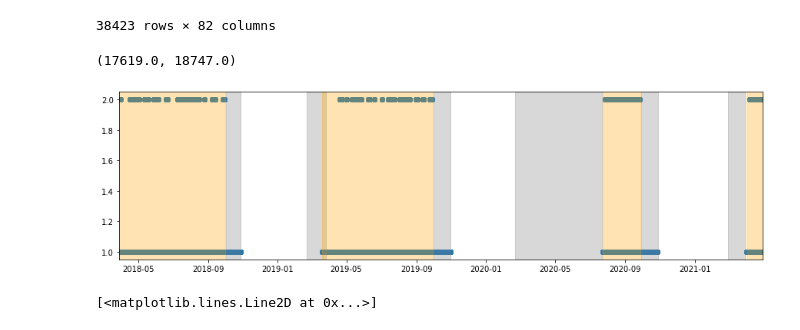
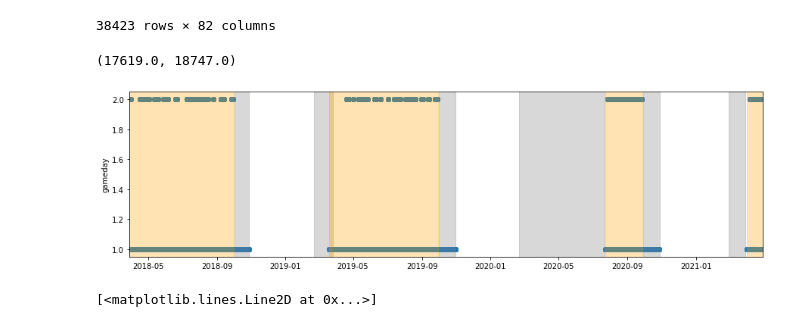
Before and after one commit to root4kaido/MLB-Player-Digital-Engagement-Forecasting, a Jupyter notebook: Notebook/other/eda_game_date.ipynb, the cells around one changed output. Drawn from its saved outputs; the diff is of its cells as text; code cells hidden in the pictures.

```diff
--- a/Notebook/other/eda_game_date.ipynb
+++ b/Notebook/other/eda_game_date.ipynb
@@ -83,17 +83,20 @@ scores[scores['date']>= 20200101]
 # %%
 plt.figure(figsize=(15, 4))
 for i in range(len(seasons)):
     plt.axvspan(seasons['preSeasonStartDate'][i], seasons['preSeasonEndDate'][i], color="gray", alpha=0.3)
 for i in range(len(seasons)):
     plt.axvspan(seasons['regularSeasonStartDate'][i], seasons['regularSeasonEndDate'][i], color="orange", alpha=0.3)
 for i in range(len(seasons)):
     plt.axvspan(seasons['postSeasonStartDate'][i], seasons['postSeasonEndDate'][i], color="gray", alpha=0.3)
 dates = pd.to_datetime(scores['date'], format="%Y%m%d").values
 plt.scatter(dates, scores['gameday'].values)
+plt.ylabel('gameday')
 plt.xlim(np.min(dates), np.max(dates))
+# plt.legend()
+# plt.show()
 # %% [output]
 (17619.0, 18747.0)
-[figure, old version]
+[figure, new version]
 # %%
 plt.plot(dates)
 # %% [output]
```
Also changed, not shown: 20 other files.
